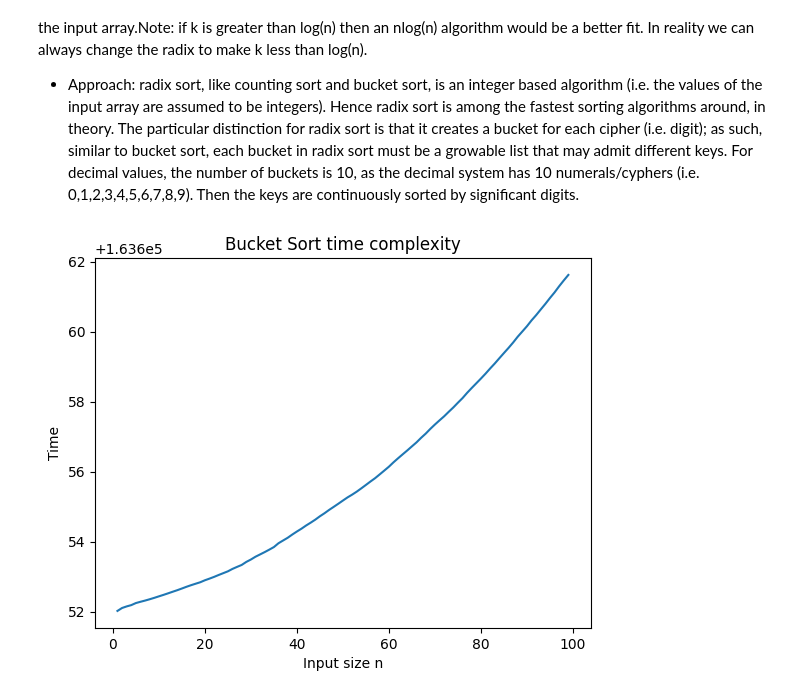
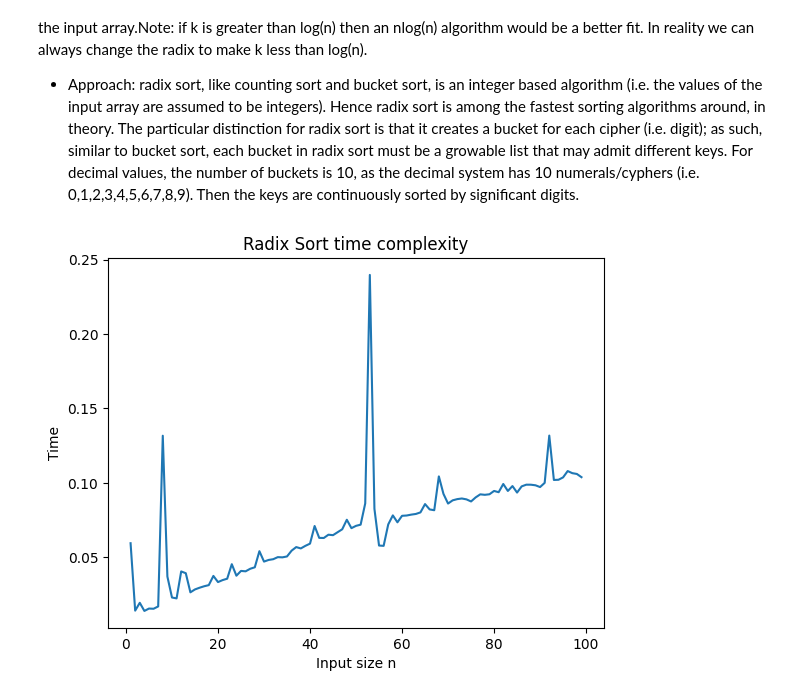
Before and after one commit to AtharvaG-1222/APS-LAB, a Jupyter notebook: Lab_6.ipynb, the cells around one changed output. Drawn from its saved outputs; the diff is of its cells as text; code cells hidden in the pictures.

```diff
--- a/Lab_6.ipynb
+++ b/Lab_6.ipynb
@@ -52,7 +52,7 @@ for n in nv:
   arr=np.array(random.randint(0,100,n))
   s=timeit.default_timer()
   arr=countingsort(arr,100)
-  tv.append((timeit.default_timer())*1000 - s)
+  tv.append((timeit.default_timer()  - s)*1000)
 
 plt.plot(nv,tv)
 plt.xlabel("Input size n")
@@ -115,7 +115,7 @@ for n in nv:
   arr=np.array(random.randint(0,100,n))
   s=timeit.default_timer()
   arr=bsort(arr)
-  tv.append((timeit.default_timer())*1000 - s)
+  tv.append((timeit.default_timer()  - s)*1000)
 
 plt.plot(nv,tv)
 plt.xlabel("Input size n")
@@ -157,32 +157,32 @@ def countingSort(arr, exp1):
         count[index % 10] -= 1
         i -= 1
 
     i = 0
     for i in range(0, len(arr)):
         arr[i] = output[i]
 
 
 def radixSort(arr):
 
     max1 = max(arr)
 
     exp = 1
     while max1 / exp >= 1:
         countingSort(arr, exp)
         exp *= 10
 
 nv=list(range(1,100))
 tv=[]
 for n in nv:
   arr=np.array(random.randint(0,100,n))
   s=timeit.default_timer()
   arr=bsort(arr)
-  tv.append((timeit.default_timer())*1000 - s)
+  tv.append((timeit.default_timer()  - s)*1000)
 
 plt.plot(nv,tv)
 plt.xlabel("Input size n")
 plt.ylabel("Time")
 plt.title("Radix Sort time complexity")
 plt.show()
 # %% [output]
-[figure, old version]
+[figure, new version]
```
Also changed, not shown: parts of 2 cells of this notebook.
